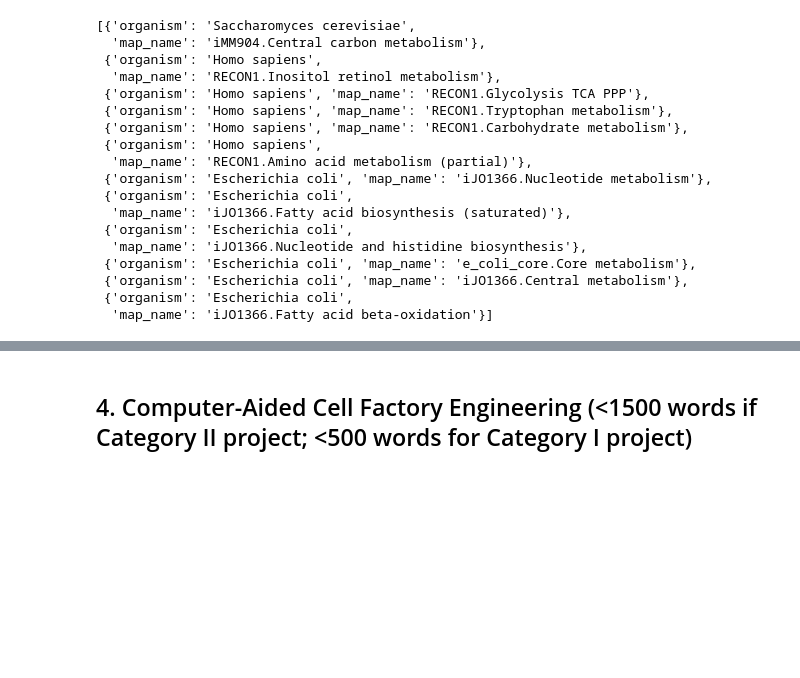
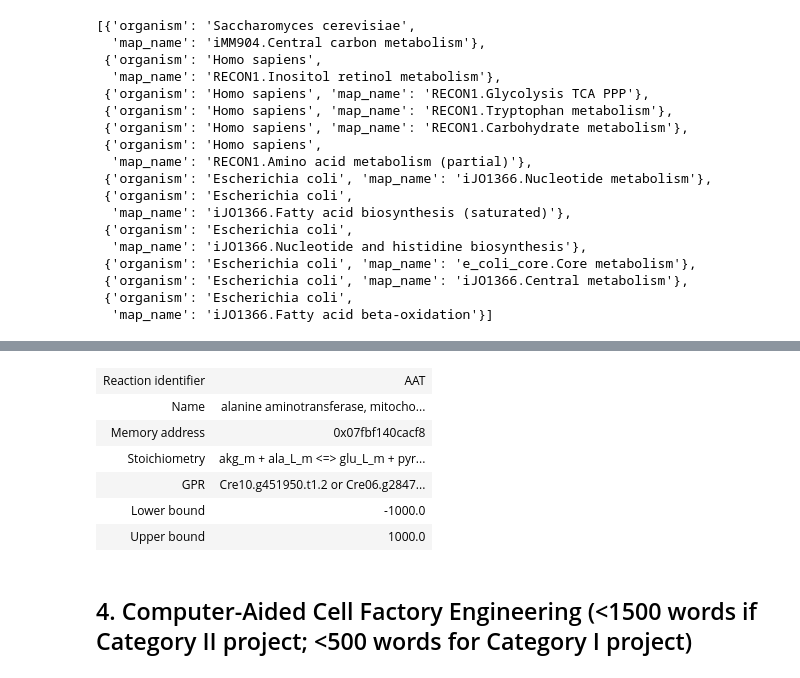
Before and after one commit to elena-krismer/27410-2020-group-project-group12-c-reinhardtii, a Jupyter notebook: Report.ipynb, the cells around one changed output, grey strips where cells are left out. Saved outputs shown, nothing was run; the diff lists cells and outputs as text; code cells hidden in the pictures; blank space fills up the shorter version.

```diff
--- a/Report.ipynb
+++ b/Report.ipynb
@@ -135,7 +135,7 @@ with model:
 #                         max_evaluations=200, population_size=200, max_knockouts=5,
 #                         plot=False, growth_coupled=True)
 
-    optknock = OptKnock(model, fraction_of_optimum=0.1, exclude_reactions=['ATPPH', 'EX_co2_e'])
-    result = optknock.run(max_knockouts=1, target="EX_linoleic_c", biomass="Biomass_Chlamy_hetero")
+    optknock = OptKnock(model, fraction_of_optimum=0.1)
+    result = optknock.run(max_knockouts=1, target="AAT", biomass="Biomass_Chlamy_hetero")
 # %% [output]
 cobra/core/group.py:110 UserWarning: need to pass in a list
@@ -176,6 +177,16 @@ for metabolite in model.metabolites.query('glucose', 'name'):
 # %%
 from cameo import api
 api.design(product='linoleic_c')
+# %%
+model.reactions.AAT
+# %% [output]
+| Reaction identifier | AAT |
+| Name | alanine aminotransferase, mitocho... |
+| Memory address | 0x07fbf140cacf8 |
+| Stoichiometry | akg_m + ala_L_m <=> glu_L_m + pyr... |
+| GPR | Cre10.g451950.t1.2 or Cre06.g2847... |
+| Lower bound | -1000.0 |
+| Upper bound | 1000.0 |
 # %% [markdown]
 ## 4. Computer-Aided Cell Factory Engineering (<1500 words if Category II project; <500 words for Category I project)
 # %% [markdown]
```
Also changed, not shown: parts of 8 cells of this notebook, 2 other files.
